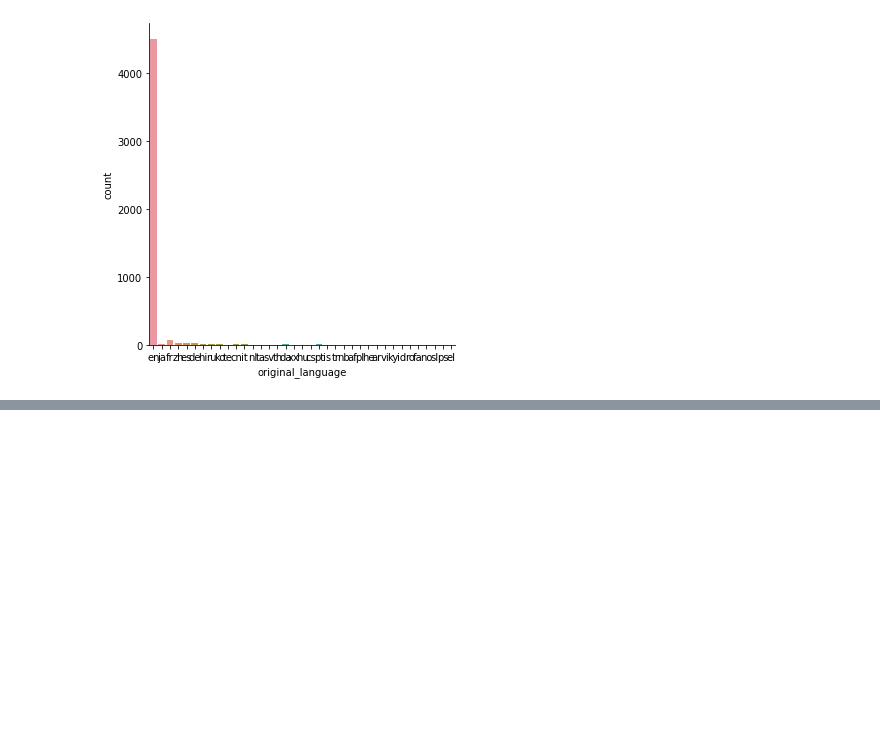
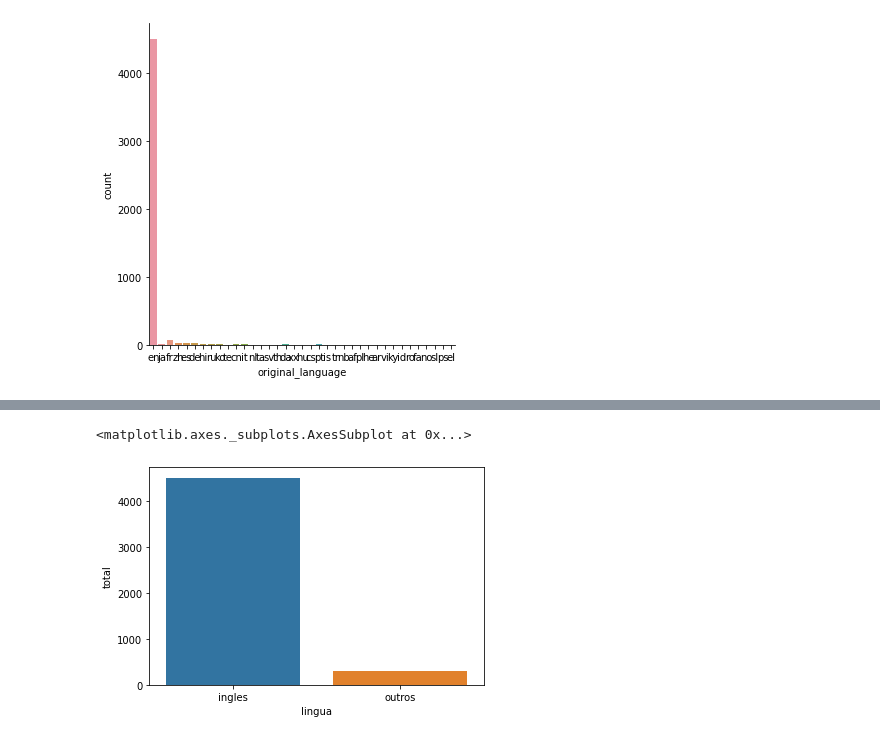
Before and after one commit to jeanhrsouza/data-science-primeiros-passos, a Jupyter notebook: Introducao_a_Data_Science.ipynb, the cells around one changed output, grey strips where cells are left out. Cells and saved outputs as stored; diff of their text form; code cells hidden in the pictures; blank space fills up the shorter version.

```diff
--- a/Introducao_a_Data_Science.ipynb
+++ b/Introducao_a_Data_Science.ipynb
@@ -373,0 +437,15 @@ sns.catplot(x="original_language", kind="count", data=tmdb)
+# %%
+#plotando o dataframe dados
+
+sns.barplot(x="lingua", y="total", data = dados)
+
+# Com esse gráfico, podemos inferir que temos muito mais filmes com o idioma   |
+# em inglês do que os outros idiomas                                           |
+#------------------------------------------------------------------------------|
+# Resumidamente, é muito mais fácil de contar que tem mais filmes com o idioma |
+# em inglês quando é comparado o inglês com todas as outras línguas juntas, do |
+# que utilizar a comparação separada (igual estava acontecendo com os plots    |
+# anteiores)                                                                   |
+# %% [output]
+<matplotlib.axes._subplots.AxesSubplot at 0x...>
+[figure, added]
```
Also changed, not shown: parts of 5 cells of this notebook.
